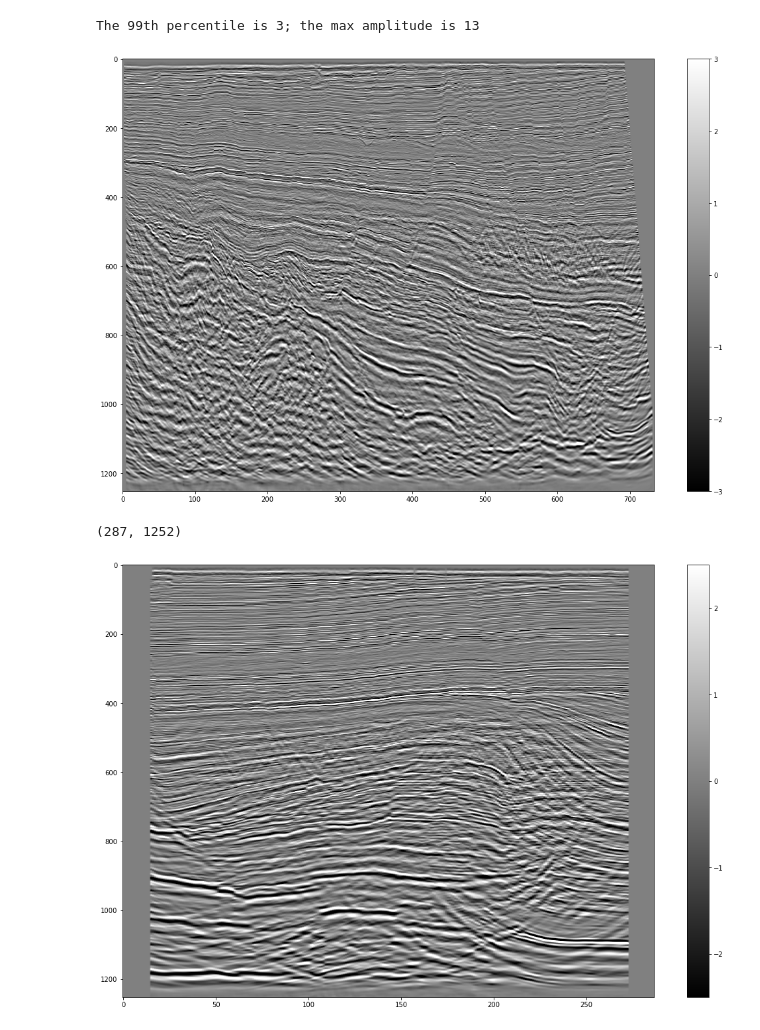
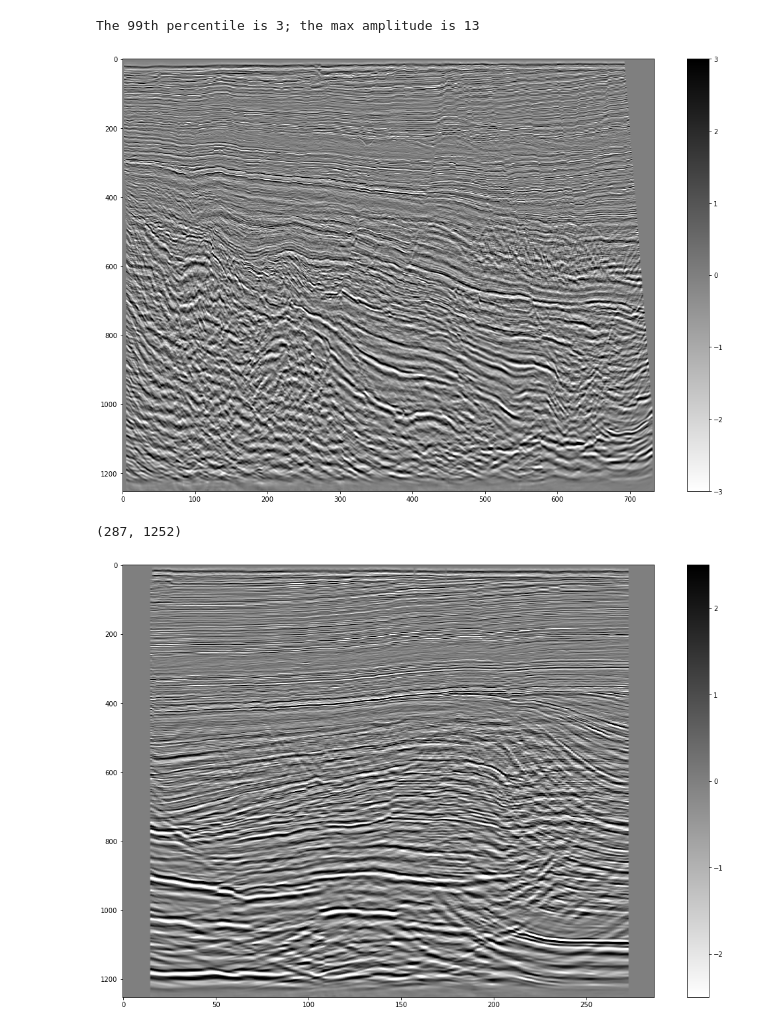
Before and after one commit to kmandargithub/segydata, a Jupyter notebook: segy_read_test2.ipynb, the cells around one changed output. Cells and saved outputs as stored; diff of their text form; code cells hidden in the pictures.

```diff
--- a/segy_read_test2.ipynb
+++ b/segy_read_test2.ipynb
@@ -46,7 +46,10 @@ stream
 # %% [markdown]
 #### As per EBCDIC there are 287 Inlines and 735 Crossline. The central Inline in the cube will be the 144th Inline
 # %%
-central_il = np.stack(t.data for t in stream.traces[105105:105839])
+iter_data = []
+for t in stream.traces[105105:105839]:
+    iter_data.append(t.data)
+central_il = np.stack(iter_data)
 central_il.shape
 # %% [output]
 (734, 1252)
@@ -57,20 +60,23 @@ print("The 99th percentile is {:.0f}; the max amplitude is {:.0f}".format(vm, da
 The 99th percentile is 3; the max amplitude is 13
 # %%
 plt.figure(figsize=(18,12))
-plt.imshow(central_il.T, cmap="gist_gray", vmin=-3, vmax=3, aspect='auto')
+plt.imshow(central_il.T, cmap="gist_yarg", vmin=-3, vmax=3, aspect='auto')
 plt.colorbar()
 plt.show()
 # %% [output]
-[figure, old version]
+[figure, new version]
 # %%
-central_xl = np.stack(t.data for t in stream.traces[367::735])
+iter_data = []
+for t in stream.traces[367::735]:
+    iter_data.append(t.data)
+central_xl = np.stack(iter_data)
 central_xl.shape
 # %% [output]
 (287, 1252)
 # %%
 plt.figure(figsize=(18,12))
-plt.imshow(central_xl.T, cmap="gist_gray", vmin=-2.5, vmax=2.5, aspect='auto')
+plt.imshow(central_xl.T, cmap="gist_yarg", vmin=-2.5, vmax=2.5, aspect='auto')
 plt.colorbar()
 plt.show()
 # %% [output]
-[figure, old version]
+[figure, new version]
```
